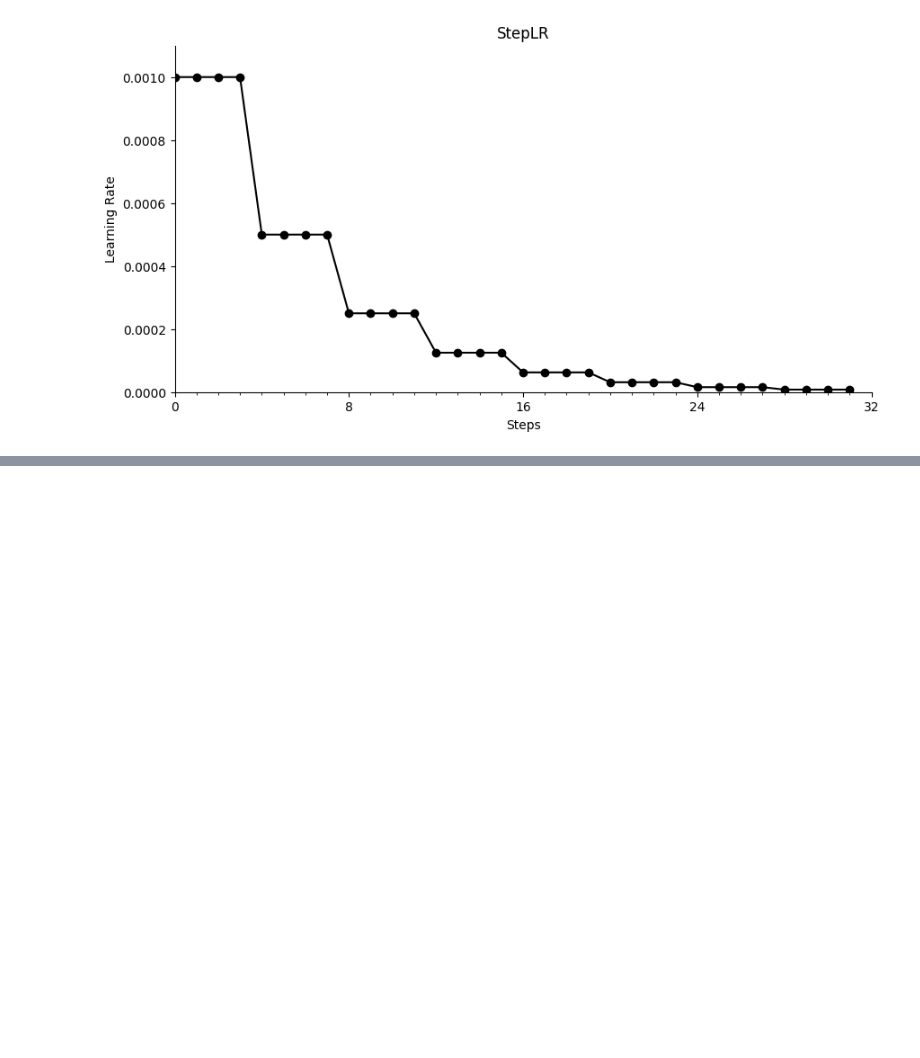
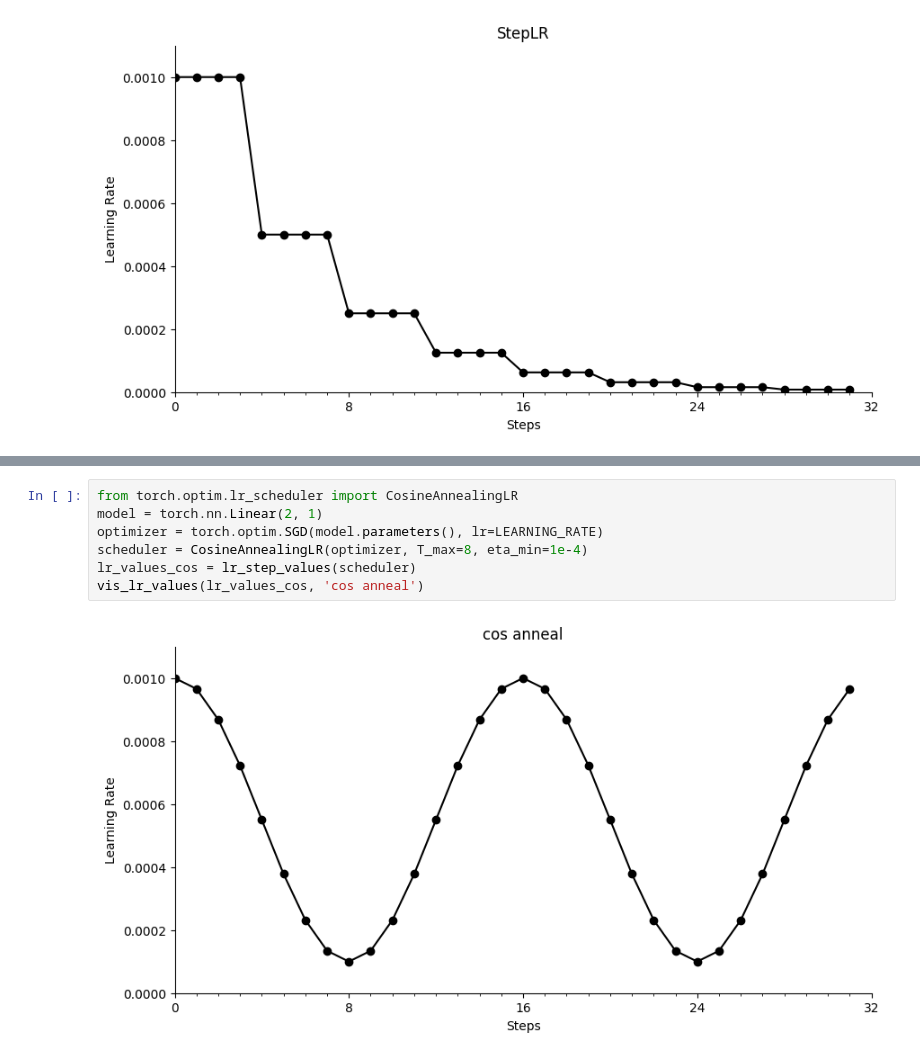
Before and after one commit to zeztzchen/llm-lab, a Jupyter notebook: optim/lr_scheduler.ipynb, the cells around one changed output, grey strips where cells are left out. Drawn from its saved outputs; the diff is of its cells as text; blank space fills up the shorter version.

```diff
--- a/optim/lr_scheduler.ipynb
+++ b/optim/lr_scheduler.ipynb
@@ -52,0 +141,9 @@ vis_lr_values(learning_rates_step, 'StepLR')
+# %%
+from torch.optim.lr_scheduler import CosineAnnealingLR
+model = torch.nn.Linear(2, 1)
+optimizer = torch.optim.SGD(model.parameters(), lr=LEARNING_RATE)
+scheduler = CosineAnnealingLR(optimizer, T_max=8, eta_min=1e-4)
+lr_values_cos = lr_step_values(scheduler)
+vis_lr_values(lr_values_cos, 'cos anneal')
+# %% [output]
+[figure, added]
```
Also changed, not shown: parts of 17 cells of this notebook.
